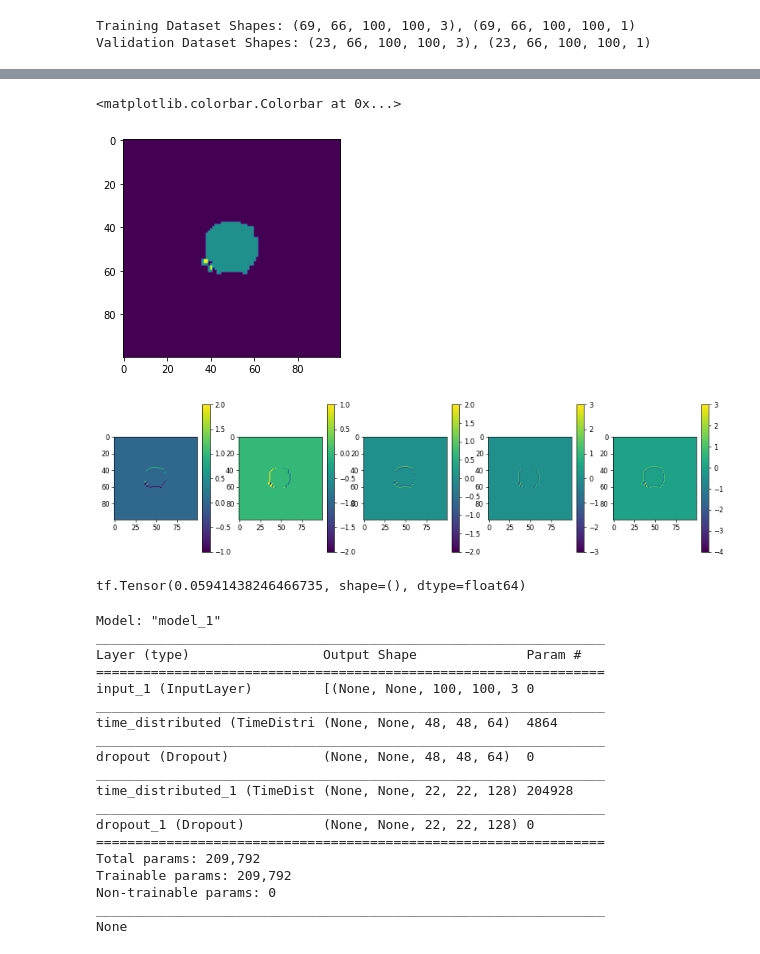
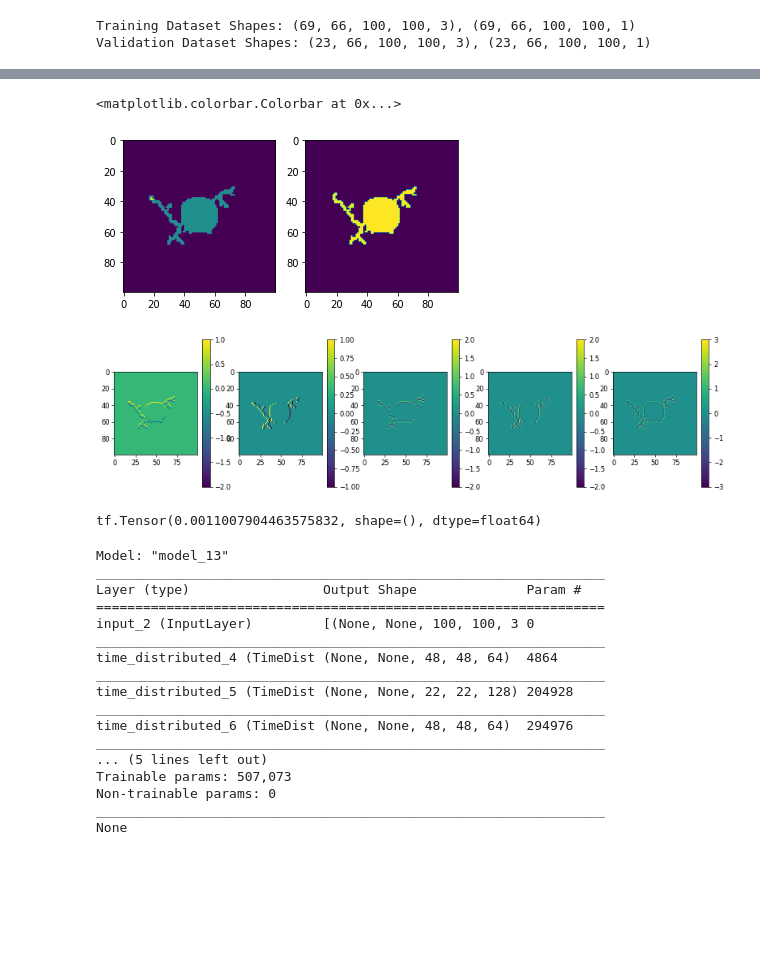
Before and after one commit to kuanrenqian/RecurrentNG, a Jupyter notebook: tensorflow_version/NeuronGrowthML_main_test.ipynb, the cells around one changed output, grey strips where cells are left out. Cells and saved outputs as stored; diff of their text form; code cells hidden in the pictures; blank space fills up the shorter version.

Commit message:
Updated custom loss function
residual + yMSE

```diff
--- a/tensorflow_version/NeuronGrowthML_main_test.ipynb
+++ b/tensorflow_version/NeuronGrowthML_main_test.ipynb
@@ -357,44 +356,49 @@ def PINN_loss():
     return loss
 # %%
 import scipy.io
-inn = scipy.io.loadmat('phi_plot.mat')['phi_plot']
-inn = x_train[0,0,:,:,0]
-plt.imshow(inn)
-inn = tf.expand_dims(tf.expand_dims(inn, axis=0), axis=3)
+# inn = scipy.io.loadmat('phi_plot.mat')['phi_plot']
+inn_true = x_train[0,20,:,:,0]
+inn_pred = y_train[0,20,:,:,0]
+plt.subplot(1,2,1)
+plt.imshow(inn_true)
+plt.subplot(1,2,2)
+plt.imshow(inn_pred)
+
+inn = tf.expand_dims(tf.expand_dims(inn_true, axis=0), axis=3)
 N1Np, NN1p = tf.image.image_gradients(inn)
 N2Np, _ = tf.image.image_gradients(N1Np)
 _, NN2p = tf.image.image_gradients(NN1p)
 lap = tf.math.add(N2Np,NN2p)
 plt.figure(figsize=(16, 4), dpi=60)
 plt.subplot(1,5,1)
 plt.imshow(N1Np[0,:,:,0])
 plt.colorbar()
 plt.subplot(1,5,2)
 plt.imshow(NN1p[0,:,:,0])
 plt.colorbar()
 plt.subplot(1,5,3)
 plt.imshow(N2Np[0,:,:,0])
 plt.colorbar()
 plt.subplot(1,5,4)
 plt.imshow(NN2p[0,:,:,0])
 plt.colorbar()
 plt.subplot(1,5,5)
 plt.imshow(lap[0,:,:,0])
 plt.colorbar()
 # %% [output]
 <matplotlib.colorbar.Colorbar at 0x...>
-[figure, old version]
+[figure, new version]
-[figure, old version]
+[figure, new version]
 # %%
 # need to figure the correct dt, and T_pre
 dt = 1
 # variables should be from inp
-tempr_pre = tf.cast(tf.expand_dims(tf.expand_dims(inn[0,:,:,0],axis=0),axis=3), dtype=tf.float64)
-theta = tf.cast(tf.expand_dims(tf.expand_dims(inn[0,:,:,0],axis=0),axis=3), dtype=tf.float64)
-NN_p = tf.cast(tf.expand_dims(tf.expand_dims(inn[0,:,:,0],axis=0),axis=3), dtype=tf.float64)
-tub_pre = tf.cast(tf.expand_dims(tf.expand_dims(inn[0,:,:,0],axis=0),axis=3), dtype=tf.float64)
+tempr_pre = tf.cast(tf.expand_dims(tf.expand_dims(inn_pred,axis=0),axis=3), dtype=tf.float64)
+theta = tf.cast(tf.expand_dims(tf.expand_dims(inn_pred,axis=0),axis=3), dtype=tf.float64)
+NN_p = tf.cast(tf.expand_dims(tf.expand_dims(inn_pred,axis=0),axis=3), dtype=tf.float64)
+tub_pre = tf.cast(tf.expand_dims(tf.expand_dims(inn_pred,axis=0),axis=3), dtype=tf.float64)
 
-NN_pK = tf.cast(tf.expand_dims(tf.expand_dims(inn[0,:,:,0],axis=0),axis=3), dtype=tf.float64)
+NN_pK = tf.cast(tf.expand_dims(tf.expand_dims(inn_pred,axis=0),axis=3), dtype=tf.float64)
 
 # N1N_pK, NN1_pK, N2N_pK, N2N_pK, LAP_pK = get_deriv(NN_pK)
 N1N_p, NN1_p, _, _, LAP_p = get_deriv(NN_p)
@@ -409,7 +413,6 @@ tempr = (3*LAP_tp+4*(NN_pK - NN_p)/dt)*dt + tempr_pre
 diff_tb = 4*(tf.math.multiply(N1N_p,N1N_tb) + tf.math.multiply(NN1_p,NN1_tb) + tf.math.multiply(NN_p,LAP_tb))
 alph_tb = 0.001*(tf.math.multiply(N1N_p,tub_pre) + tf.math.multiply(NN_p,N1N_tb) + tf.math.multiply(NN1_p,tub_pre) + tf.math.multiply(NN_p,NN1_tb))
 beta_tb = 0.001*tf.math.multiply(NN_p,tub_pre)
-# problem with src_tb
 src_tb = tf.math.divide_no_nan(15*tf.math.square(LAP_p),tf.math.reduce_sum(tf.math.square(LAP_p)))
 tub_K = (diff_tb - alph_tb - beta_tb + src_tb)*dt + tub_pre
 
@@ -429,33 +432,33 @@ mag_theta = tf.math.sqrt(tf.math.square(N1N_theta) + tf.math.square(NN1_theta))
 dblwll_term = tf.math.multiply(tf.math.multiply(NN_p,1-NN_p),NN_p - 0.5 + E + 6*0.007*mag_theta)
 phi_residual = a2Lap - N1N_aapNN1p + NN1_aapN1Np + dblwll_term - (NN_pK - NN_p) / dt
 
-print(tf.math.reduce_mean(tf.square(tf.math.subtract(inn[0,:,:,0], phi_residual[0,:,:,0]))))
+residual = tf.math.reduce_mean(phi_residual)
+y_MSE = tf.math.reduce_mean(tf.square(tf.math.subtract(inn_pred, inn_true)))
+print(y_MSE+residual)
 # %% [output]
-tf.Tensor(0.05941438246466735, shape=(), dtype=float64)
+tf.Tensor(0.0011007904463575832, shape=(), dtype=float64)
 # %%
-model = keras.models.Model(inp, x1)
+model = keras.models.Model(inp, x6)
 model.compile(
     # loss=keras.losses.MeanSquaredError(reduction="auto", name="mean_squared_error"),
     loss=PINN_loss(),
     optimizer=keras.optimizers.Adam(learning_rate=1e-10))
 print(model.summary())
 # %% [output]
-Model: "model_1"
+Model: "model_13"
 _________________________________________________________________
 Layer (type)                 Output Shape              Param #
 =================================================================
-input_1 (InputLayer)         [(None, None, 100, 100, 3 0
+input_2 (InputLayer)         [(None, None, 100, 100, 3 0
 _________________________________________________________________
-time_distributed (TimeDistri (None, None, 48, 48, 64)  4864
+time_distributed_4 (TimeDist (None, None, 48, 48, 64)  4864
 _________________________________________________________________
-dropout (Dropout)            (None, None, 48, 48, 64)  0
+time_distributed_5 (TimeDist (None, None, 22, 22, 128) 204928
 _________________________________________________________________
-time_distributed_1 (TimeDist (None, None, 22, 22, 128) 204928
+time_distributed_6 (TimeDist (None, None, 48, 48, 64)  294976
 _________________________________________________________________
-dropout_1 (Dropout)          (None, None, 22, 22, 128) 0
-=================================================================
-Total params: 209,792
-Trainable params: 209,792
+... (5 lines left out)
+Trainable params: 507,073
 Non-trainable params: 0
 _________________________________________________________________
 None
```
Also changed, not shown: parts of 10 cells of this notebook.
